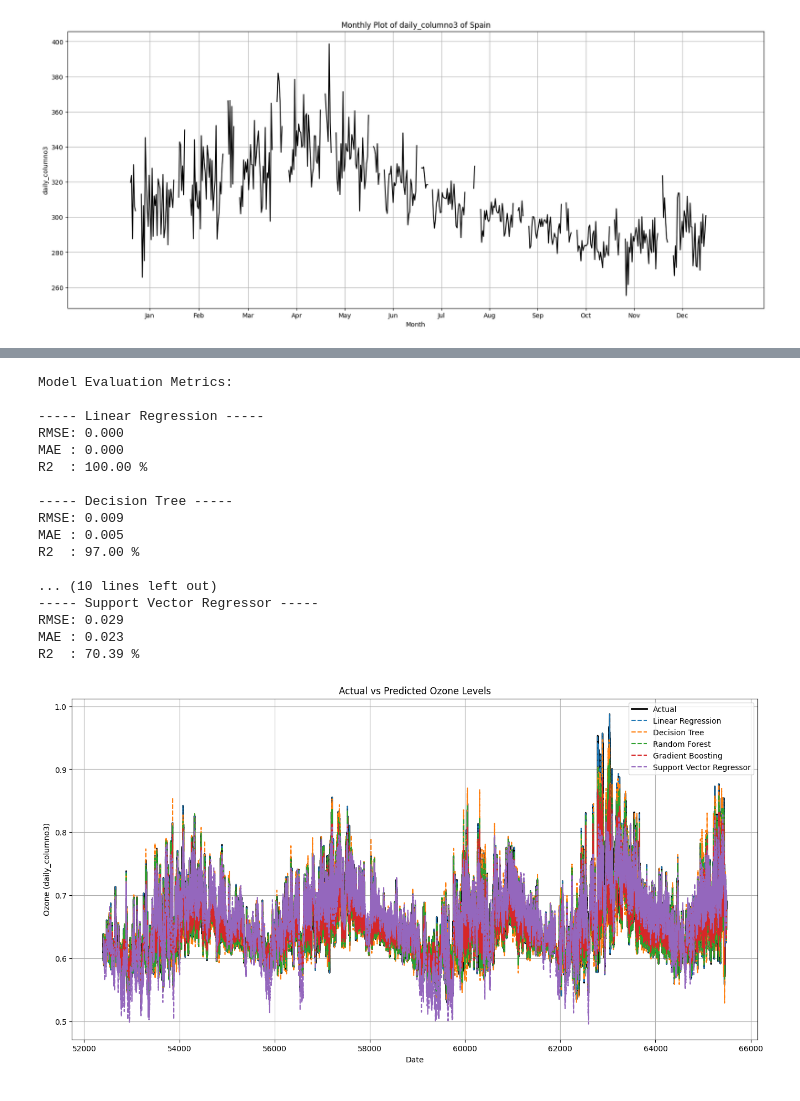
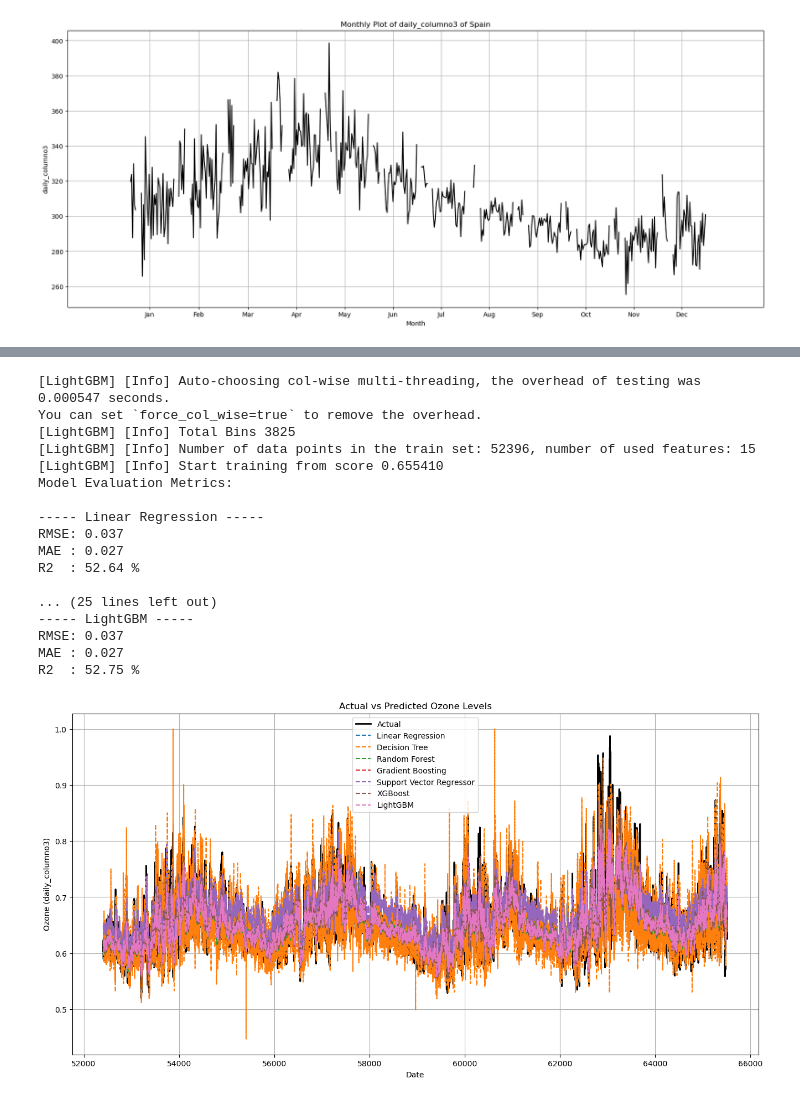
Before and after one commit to Abir784/Predictve-analysis-of-ozone-layer-using-ML, a Jupyter notebook: with_spain.ipynb, the cells around one changed output, grey strips where cells are left out. Saved outputs shown, nothing was run; the diff lists cells and outputs as text; code cells hidden in the pictures.

```diff
--- a/with_spain.ipynb
+++ b/with_spain.ipynb
@@ -317,22 +318,8 @@ df = df.sort_values('daily_date', ascending=True).reset_index(drop=True)
 
 # Rolling average feature (7-day)
 df['rolling_avg'] = df['daily_columno3'].rolling(window=3).mean().bfill()
-
-df['lag1'] = df['daily_columno3'].shift(1)
-df['lag2'] = df['daily_columno3'].shift(2)
-df['lag3'] = df['daily_columno3'].shift(3)
-df['lag4'] = df['daily_columno3'].shift(4)
-df['lag5'] = df['daily_columno3'].shift(5)
-df['lag6'] = df['daily_columno3'].shift(6)
-df['lag7'] = df['daily_columno3'].shift(7)
-df['lag8'] = df['daily_columno3'].shift(8)
-df['lag9'] = df['daily_columno3'].shift(9)
-df['lag10'] = df['daily_columno3'].shift(10)
-df['lag11'] = df['daily_columno3'].shift(11)
-df['lag12'] = df['daily_columno3'].shift(12)
-df['lag13'] = df['daily_columno3'].shift(13)
-df['lag14'] = df['daily_columno3'].shift(14)
-df['lag15'] = df['daily_columno3'].shift(15)
+for i in range(1,121):
+    df[f'lag{i}'] = df['daily_columno3'].shift(i)
 df.dropna(inplace=True)
 print(df.shape)
 df.head()
@@ -347,6 +328,6 @@ df.head()
 # %%
-
-X = df[['lag1', 'lag2', 'lag3', 'lag4', 'lag5', 'lag6', 'lag7', 'rolling_avg']]
+lag_featues = [f'lag{i}' for i in range(1, 121)]
+X = df[lag_featues]
 y = df['daily_columno3']
 
 # Train-test split
@@ -358,7 +339,15 @@ models = {
     'Decision Tree': DecisionTreeRegressor(random_state=42),
     'Random Forest': RandomForestRegressor(n_estimators=100, random_state=42),
     'Gradient Boosting': GradientBoostingRegressor(n_estimators=100, random_state=42),
-    'Support Vector Regressor': SVR()
+    'Support Vector Regressor': SVR(),
+    'XGBoost': XGBRegressor(
+
+        random_state=42,
+        verbosity=0
+    ),
+    'LightGBM': LGBMRegressor(
+        random_state=42
+    )
 }
 
 # STEP 4: Train, Predict, and Evaluate
@@ -384,44 +373,44 @@ for name, model in models.items():
 
 # STEP 5: Print evaluation metrics
 print("Model Evaluation Metrics:\n")
 for name, res in results.items():
     print(f"----- {name} -----")
     print(f"RMSE: {res['RMSE']:.3f}")
     print(f"MAE : {res['MAE']:.3f}")
     print(f"R2  : {(res['R2']*100):.2f} %\n")
 
 # STEP 6: Plot actual vs predicted
 plt.figure(figsize=(16, 8))
 
 # Actual data
 plt.plot(y_test.index, y_test.values, label='Actual', color='black', linewidth=2)
 
 # Predictions from each model
 for name, res in results.items():
     plt.plot(y_test.index, res['Predictions'], label=name, linestyle='--')
 
 plt.title('Actual vs Predicted Ozone Levels')
 plt.xlabel('Date')
 plt.ylabel('Ozone (daily_columno3)')
 plt.legend()
 plt.grid(True)
 plt.show()
 # %% [output]
+[LightGBM] [Info] Auto-choosing col-wise multi-threading, the overhead of testing was 0.000547 seconds.
+You can set `force_col_wise=true` to remove the overhead.
+[LightGBM] [Info] Total Bins 3825
+[LightGBM] [Info] Number of data points in the train set: 52396, number of used features: 15
+[LightGBM] [Info] Start training from score 0.655410
 Model Evaluation Metrics:
 
 ----- Linear Regression -----
-RMSE: 0.000
-MAE : 0.000
-R2  : 100.00 %
+RMSE: 0.037
+MAE : 0.027
+R2  : 52.64 %
 
------ Decision Tree -----
-RMSE: 0.009
-MAE : 0.005
-R2  : 97.00 %
-
-... (10 lines left out)
------ Support Vector Regressor -----
-RMSE: 0.029
-MAE : 0.023
-R2  : 70.39 %
+... (25 lines left out)
+----- LightGBM -----
+RMSE: 0.037
+MAE : 0.027
+R2  : 52.75 %
-[figure, old version]
+[figure, new version]
```
Also changed, not shown: parts of 8 cells of this notebook, 4 other files.
